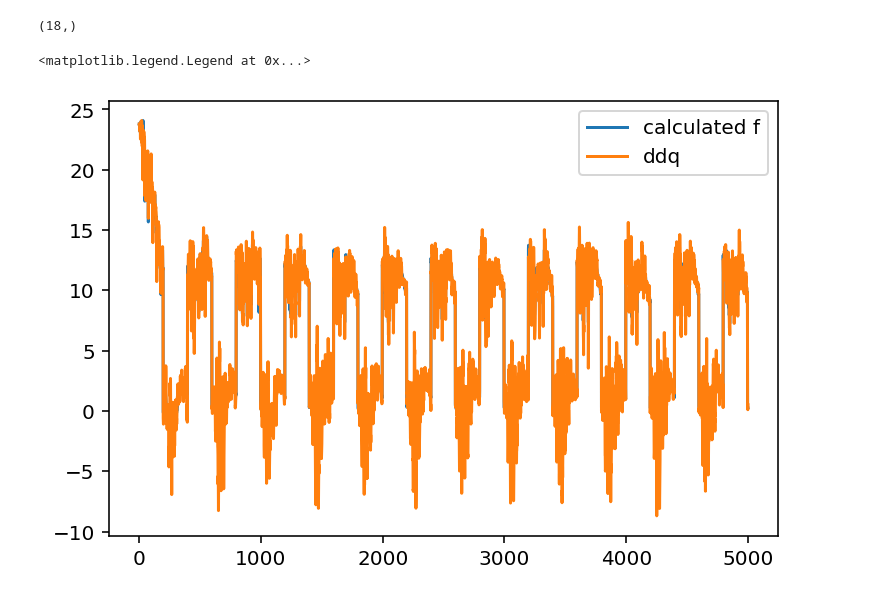
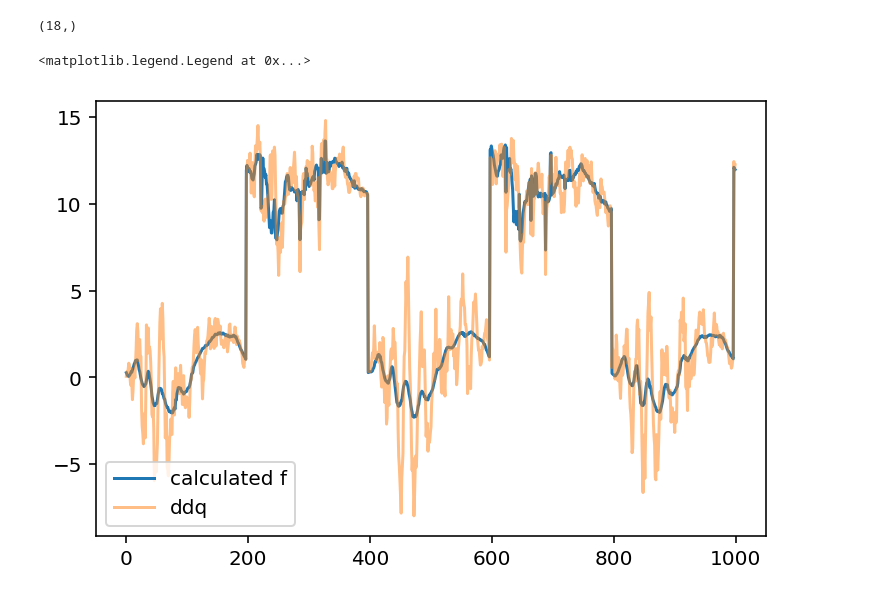
Before and after one commit to caoliheng/contact-detection, a Jupyter notebook: data analysis.ipynb, the cells around one changed output. Cells and saved outputs as stored; diff of their text form; code cells hidden in the pictures.

```diff
--- a/data analysis.ipynb
+++ b/data analysis.ipynb
@@ -292,8 +286,8 @@ print(calculated_ddq.shape)
 M = np.array(list(i.mass for i in pin_robot.model.inertias))
 
 # 3 copies of root joint mass for xyz, 3 zeros for angle vel, limb masses for each of the other
-# M = np.hstack((np.full(3, M[1]), np.zeros(3), (M[2:])))
-M = np.hstack((np.zeros(6), (M[2:])))
+M = np.hstack((np.full(3, M[1]), np.zeros(3), (M[2:])))
+# M = np.hstack((np.zeros(6), (M[2:])))
 
 print(M.shape)
 # %% [output]
@@ -316,9 +310,10 @@ for ms in range(reader_q.shape[0]):
         _a = M.T @ ddq
         with_ddq[ms, i] = J_inv @ ((t - h - _a)[6+3*i:9+3*i])
 # %%
-plt.plot(calculated_f[:, 2, 2], label='calculated f')
-plt.plot(with_ddq[:, 2, 2], label='ddq')
+slice_ddq = slice(1000,2000)
+plt.plot(calculated_f[slice_ddq, 2, 2], label='calculated f')
+plt.plot(with_ddq[slice_ddq, 2, 2], label='ddq', alpha=0.5)
 plt.legend()
 # %% [output]
 <matplotlib.legend.Legend at 0x...>
-[figure, old version]
+[figure, new version]
```
Also changed, not shown: parts of 1 cell of this notebook, 2 other files.
